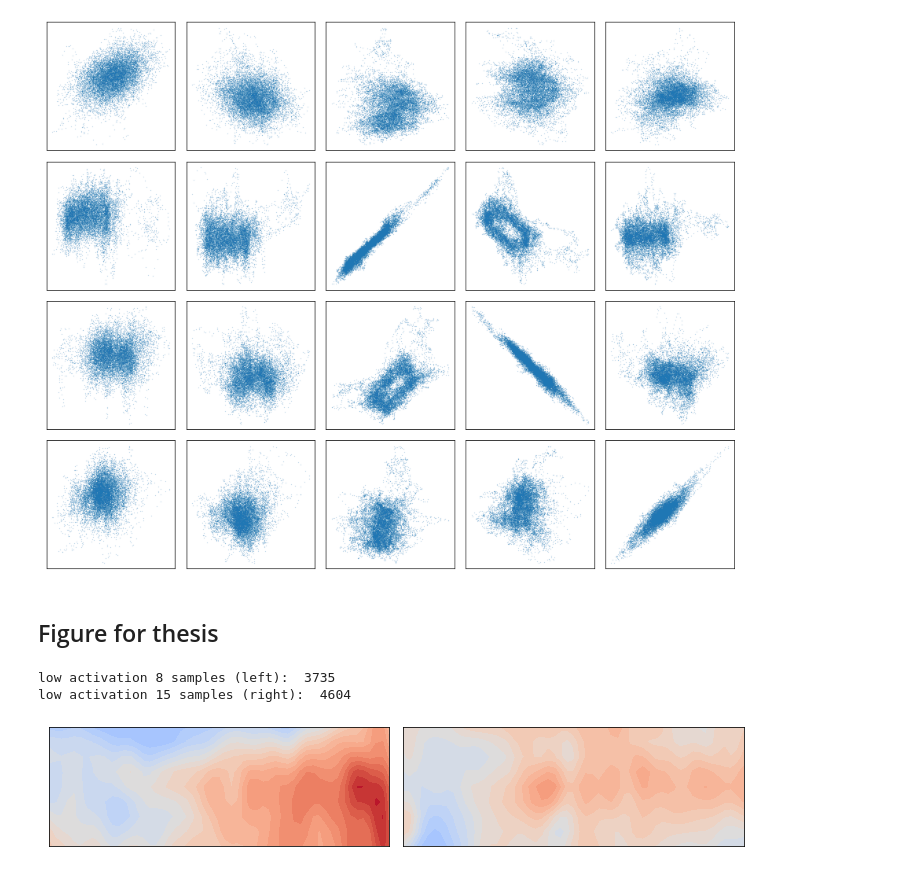
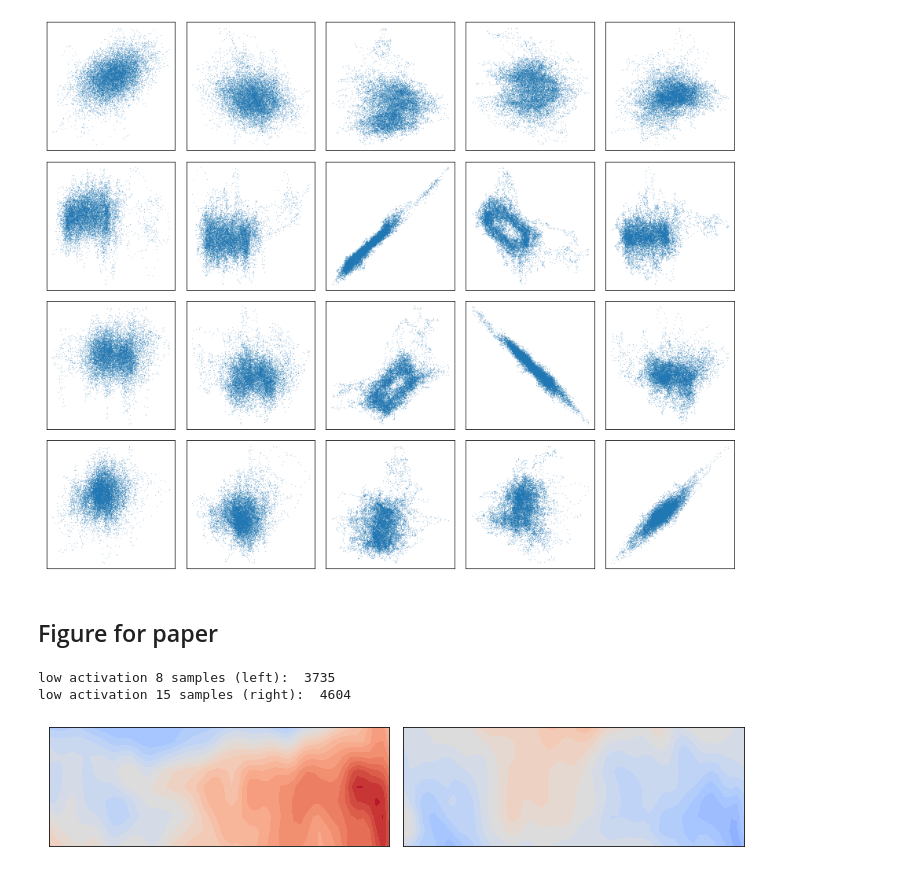
Before and after one commit to benedikthoeltgen/causal-macro, a Jupyter notebook: visualise_elnino.ipynb, the cells around one changed output. Drawn from its saved outputs; the diff is of its cells as text; code cells hidden in the pictures.

Commit message:
fix El Nino visualsation

```diff
--- a/visualise_elnino.ipynb
+++ b/visualise_elnino.ipynb
@@ -172,31 +172,31 @@ plt.tight_layout()
 # %% [output]
 [figure]
 # %% [markdown]
-## Figure for thesis
+## Figure for paper
 # %%
 # visualize feature by plotting difference from all frames' mean. (32 neurons)
 neuron1 = Yvar_b1[2]
 neuron2 = Yvar_b1[4]
 
 print('low activation', neuron1, 'samples (left): ', Yb1_4high4low[neuron1][0])
 print('low activation', neuron2, 'samples (right): ', Yb1_4high4low[neuron2][0])
 fig = plt.figure(figsize=(10,2), facecolor='white')
 imshape = (55, 9)
 levels = np.linspace(-6,6,30)
 
 for i in range(1):
     ax = plt.subplot2grid((1,2), (i, 0))
     sample = (Y[Yb1_4high4low[neuron1][0]]-Y.mean(axis=0)).reshape(imshape).T
     im = ax.contourf(coords['x'].ravel(), coords['y'].ravel(), sample, levels=levels, cmap='coolwarm')
     ax.set_xticks([]); ax.set_yticks([])
 
 for i in range(1):
     ax = plt.subplot2grid((1,2), (i, 1))
-    sample = (Y[Yb1_4high4low[neuron2][0]]-Y.mean(axis=0)).reshape(imshape).T
+    sample = (Y[Yb1_4high4low[neuron1][7]]-Y.mean(axis=0)).reshape(imshape).T
     im = ax.contourf(coords['x'].ravel(), coords['y'].ravel(), sample, levels=levels, cmap='coolwarm')
     ax.set_xticks([]); ax.set_yticks([])
 plt.tight_layout()
 # %% [output]
 low activation 8 samples (left):  3735
 low activation 15 samples (right):  4604
-[figure, old version]
+[figure, new version]
```
Also changed, not shown: parts of 3 cells of this notebook.
